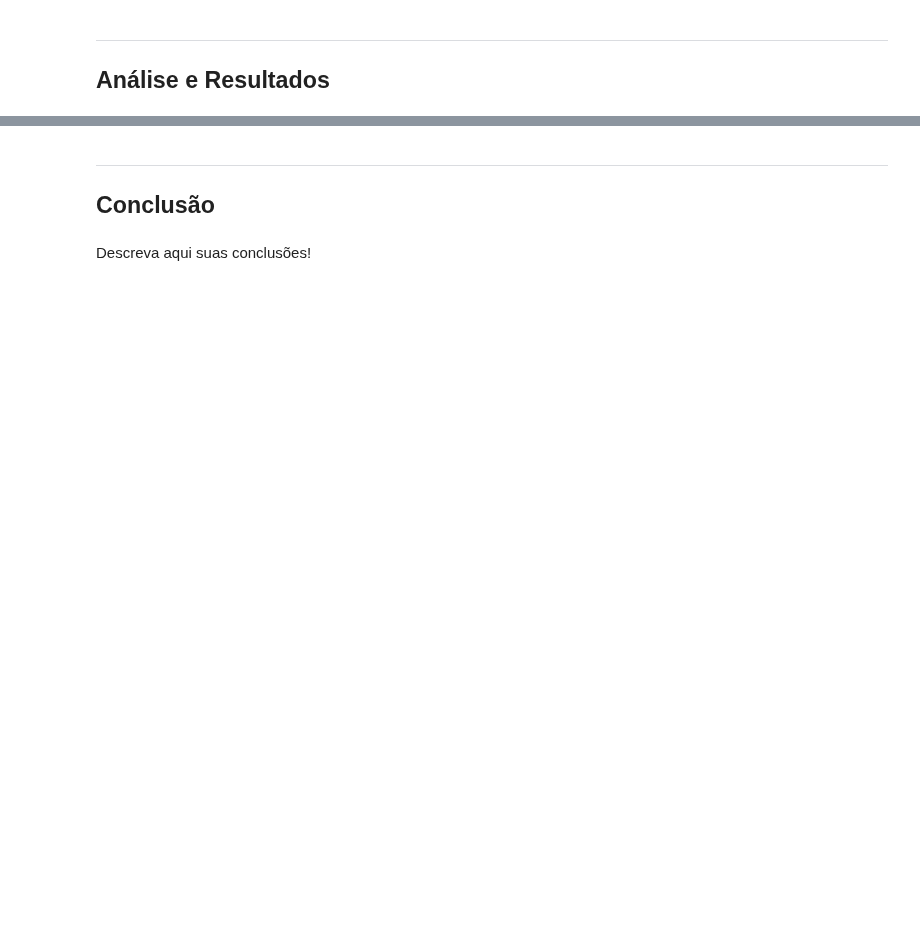
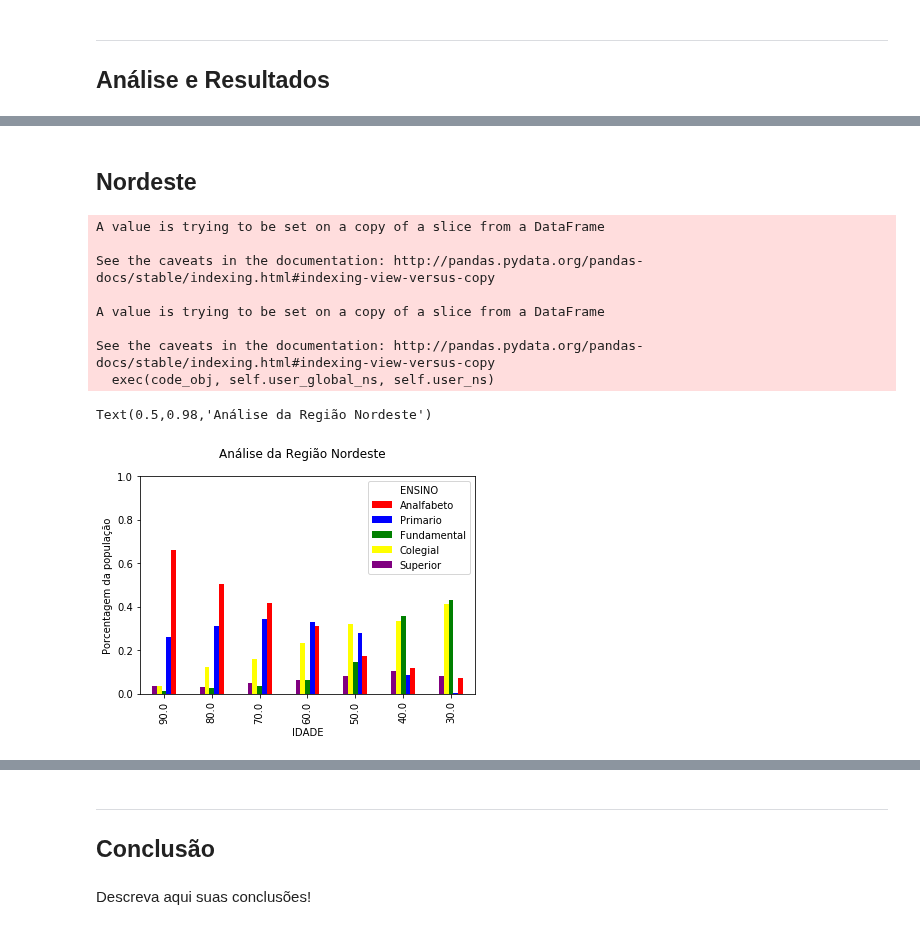
Before and after one commit to Alexandreae/Dados2018, a Jupyter notebook: Projeto1/Projeto1 Layout.ipynb, the cells around one changed output, grey strips where cells are left out. Drawn from its saved outputs; the diff is of its cells as text; code cells hidden in the pictures; blank space fills up the shorter version.

```diff
--- a/Projeto1/Projeto1 Layout.ipynb
+++ b/Projeto1/Projeto1 Layout.ipynb
@@ -58,5 +98,7 @@ df.head(5)
 # %%
-#Refinando as colunas
+df=df.reset_index()
+del df["index"]
+
 for x in range(len(df.IDADE)):
     i=df.IDADE[x]
     if i < 30:
@@ -79,17 +121,7 @@ for x in range(len(df.IDADE)):
         i = 30
     df.IDADE[x]=i
 
-df.SEXO = df.SEXO.astype("category")
-df.SEXO.cat.categories=(["Masculino","Feminino"])
-
-norte=[11,12,13,14,15,16,17]
-nordeste=[21,22,23,24,25,26,27,28,29]
-sudeste=[31,32,33,34,35]
-sul=[41,42,43]
-centrooeste=[51,52,53]
-
 df=df.dropna(how="any")
-df.head(20)
 # %% [output]
 A value is trying to be set on a copy of a slice from a DataFrame
 
@@ -120,0 +263,28 @@ ___
+# %% [markdown]
+## Nordeste
+# %%
+dftemp=df[["IDADE","REGIAO","ENSINO"]]
+for x in range(len(dftemp.REGIAO)):
+    i=dftemp.REGIAO[x]
+    if not i == "Nordeste":
+        i=np.nan
+    dftemp.REGIAO[x]=i
+
+dftemp=dftemp.dropna(how="any")
+ctnordeste=pd.crosstab(dftemp.IDADE,dftemp.ENSINO).apply(lambda r: r/r.sum(), axis=1)
+ctnordeste.plot(kind='bar', color=("red","blue","green","yellow","Purple"))
+plt.ylim((0,1))
+plt.ylabel("Porcentagem da população")
+plt.gca().invert_xaxis()
+plt.suptitle('Análise da Região Nordeste')
+# %% [output]
+A value is trying to be set on a copy of a slice from a DataFrame
+
+See the caveats in the documentation: http://pandas.pydata.org/pandas-docs/stable/indexing.html#indexing-view-versus-copy
+
+A value is trying to be set on a copy of a slice from a DataFrame
+
+See the caveats in the documentation: http://pandas.pydata.org/pandas-docs/stable/indexing.html#indexing-view-versus-copy
+  exec(code_obj, self.user_global_ns, self.user_ns)
+Text(0.5,0.98,'Análise da Região Nordeste')
+[figure, added]
```
Also changed, not shown: parts of 23 cells of this notebook.
